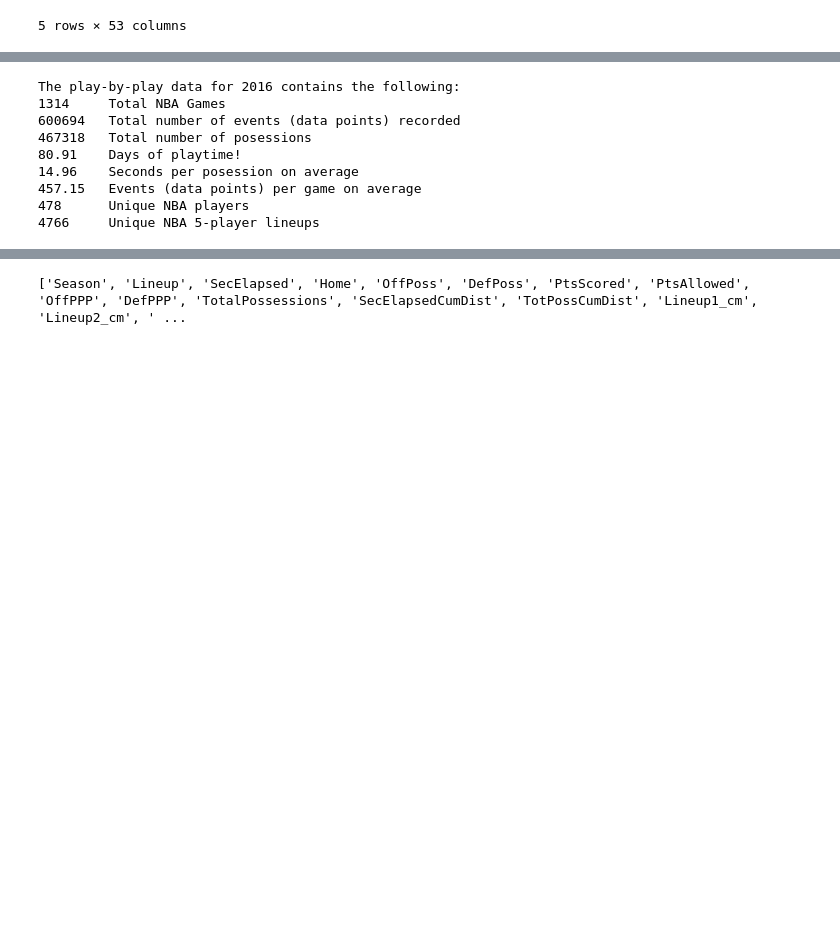
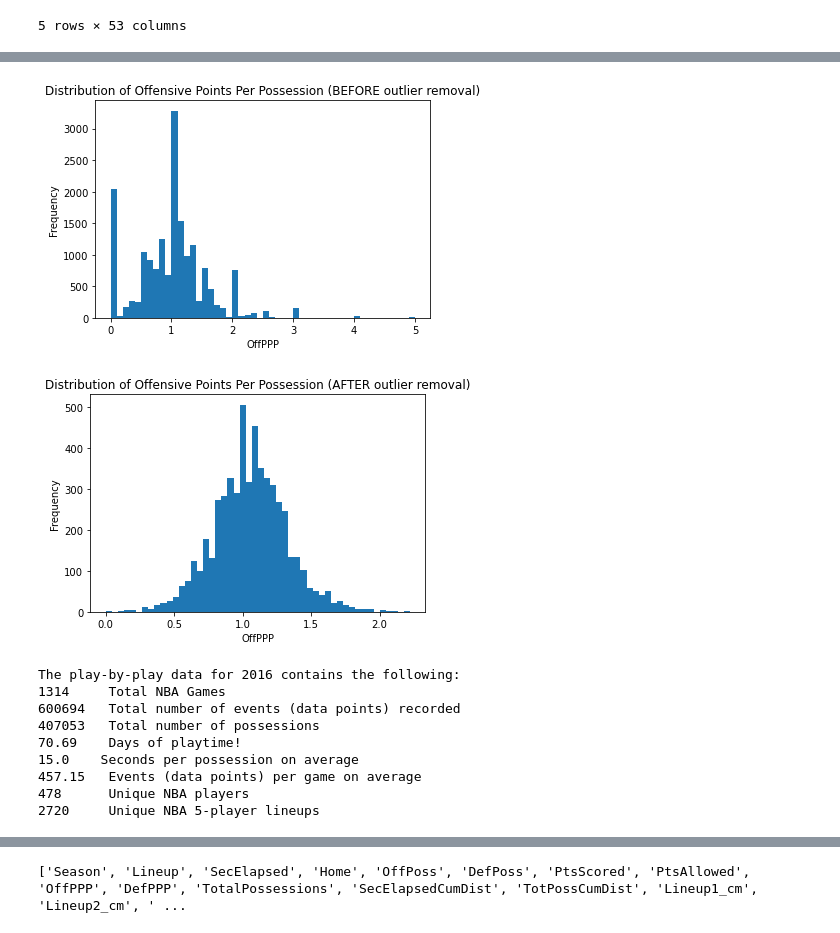
Before and after one commit to BrianMillerS/ultimate_nba_5-player_lineup, a Jupyter notebook: Bball_production.ipynb, the cells around one changed output, grey strips where cells are left out. Saved outputs shown, nothing was run; the diff lists cells and outputs as text; code cells hidden in the pictures; blank space fills up the shorter version.

```diff
--- a/Bball_production.ipynb
+++ b/Bball_production.ipynb
@@ -230,14 +230,43 @@ None
 | 2 | 2015-16 | westbru01,roberan03,ibakase01,dur... | 32342.0 | False | 1046 | 1050 | 1185 | 1092 | 1.132887 | 1.040000 | ... |
 | 3 | 2015-16 | teaguje01,bazemke01,korveky01,mil... | 28959.0 | True | 983 | 966 | 1032 | 951 | 1.049847 | 0.984472 | ... |
 | 4 | 2015-16 | jacksre01,caldwke01,morrima03,ily... | 27889.0 | False | 902 | 890 | 930 | 937 | 1.031042 | 1.052809 | ... |
-# %%
-# perform some quick and logical bounding of our data
-
-# drop lineups that had less than 10 posessions
-# this is arbitrary, but with an average posession time of 15s, it's reasonable to only look at
-# 5-player lineups that have enough data, and 10 posession or 150s of playtime is a logical start,
-# but this could be optimized in future iterations of this analysis to numerically determine a cuttoff
-df_2016_lineups_featues_mean = df_2016_lineups_featues_mean[df_2016_lineups_featues_mean['TotalPossessions'] > 10]
+# %%
+## OUTLIER HANDLING ##
+
+# The metric of points scored per possession (OffPPP) is important because we use it to determine our performance metric.
+# As you can see from the distribution below we have some outliers to handle, specifically OffPPP >3 and = 0. Both of these
+# are indeed possible values:
+# 0 : the lineup never scored any points (probably because those 5 only played for a few seconds)
+# 4,5 : a shooting foul on a 2pt and 3pt (where the shooter makes the shot and both free throws)
+# Thus both of these outlier cases are possible, but may not be needed for our analysis.
+# Since lineups with zero points are not useful, and the frequency of a 4 and 5 pt outcome is so low.
+
+# OffPP before Outlier removal
+plt.hist(df_2016_lineups_featues_mean['OffPPP'].replace([np.inf, -np.inf], np.nan), bins=50)
+plt.title('Distribution of Offensive Points Per Possession (BEFORE outlier removal)')
+plt.xlabel('OffPPP')
+plt.ylabel('Frequency')
+plt.show()
+
+# Regardless though, we should perform some quick and logical bounding of our data.
+
+# We will drop lineups that had less than 20 possessions
+# this is arbitrary, but with an average possession time of 15s, it's reasonable to only look at
+# 5-player lineups that have enough data, and 10 possession or 300s of playtime is a logical start,
+# but this could be optimized in future iterations of this analysis to numerically determine a cuttoff
+df_2016_lineups_featues_mean = df_2016_lineups_featues_mean[df_2016_lineups_featues_mean['TotalPossessions'] > 20]
+
+# OffPP after Outlier removal
+plt.hist(df_2016_lineups_featues_mean['OffPPP'], bins=50)
+plt.title('Distribution of Offensive Points Per Possession (AFTER outlier removal)')
+plt.xlabel('OffPPP')
+plt.ylabel('Frequency')
+plt.show()
+
+# doing this removed the outliers
+# %% [output]
+[figure, added]
+[figure, added]
 # %%
 ## SUMMARY STATISTICS ##
 
@@ -248,7 +277,7 @@ n_unique_players_away = [player for player_list_away in player_lists_away for pl
 n_unique_players_home = [player for player_list_home in player_lists_home for player in player_list_home]
 n_unique_players = len(set(n_unique_players_away + n_unique_players_home))
 
-# get some basic datapoints
+# get some basic data points
 n_plays = df_2016.shape[0]
 n_games = df_2016[['Location', 'Date', 'HomeTeam', 'AwayTeam']].drop_duplicates().shape[0]
 total_posessions = df_2016_lineups_featues_mean['TotalPossessions'].sum()
@@ -257,9 +286,9 @@ total_time = df_2016_lineups_featues_mean['SecElapsed'].sum()
 print("The play-by-play data for 2016 contains the following:")
 print("{}     Total NBA Games".format(n_games))
 print("{}   Total number of events (data points) recorded".format(n_plays))
-print("{}   Total number of posessions".format(total_posessions))
+print("{}   Total number of possessions".format(total_posessions))
 print("{}    Days of playtime!".format(round(total_time/60/60/24,2)))
-print("{}    Seconds per posession on average".format(round(total_time / total_posessions, 2)))
+print("{}    Seconds per possession on average".format(round(total_time / total_posessions, 2)))
 print("{}   Events (data points) per game on average".format(round(n_plays/n_games,2)))
 print("{}      Unique NBA players".format(n_unique_players))
 print("{}     Unique NBA 5-player lineups".format(int(df_2016_lineups_featues_mean.shape[0]/2)))
@@ -267,10 +296,10 @@ print("{}     Unique NBA 5-player lineups".format(int(df_2016_lineups_featues_me
 The play-by-play data for 2016 contains the following:
 1314     Total NBA Games
 600694   Total number of events (data points) recorded
-467318   Total number of posessions
-80.91    Days of playtime!
-14.96    Seconds per posession on average
+407053   Total number of possessions
+70.69    Days of playtime!
+15.0    Seconds per possession on average
 457.15   Events (data points) per game on average
 478      Unique NBA players
-4766     Unique NBA 5-player lineups
+2720     Unique NBA 5-player lineups
 # %%
```
Also changed, not shown: parts of 8 cells of this notebook, 2 other files.
